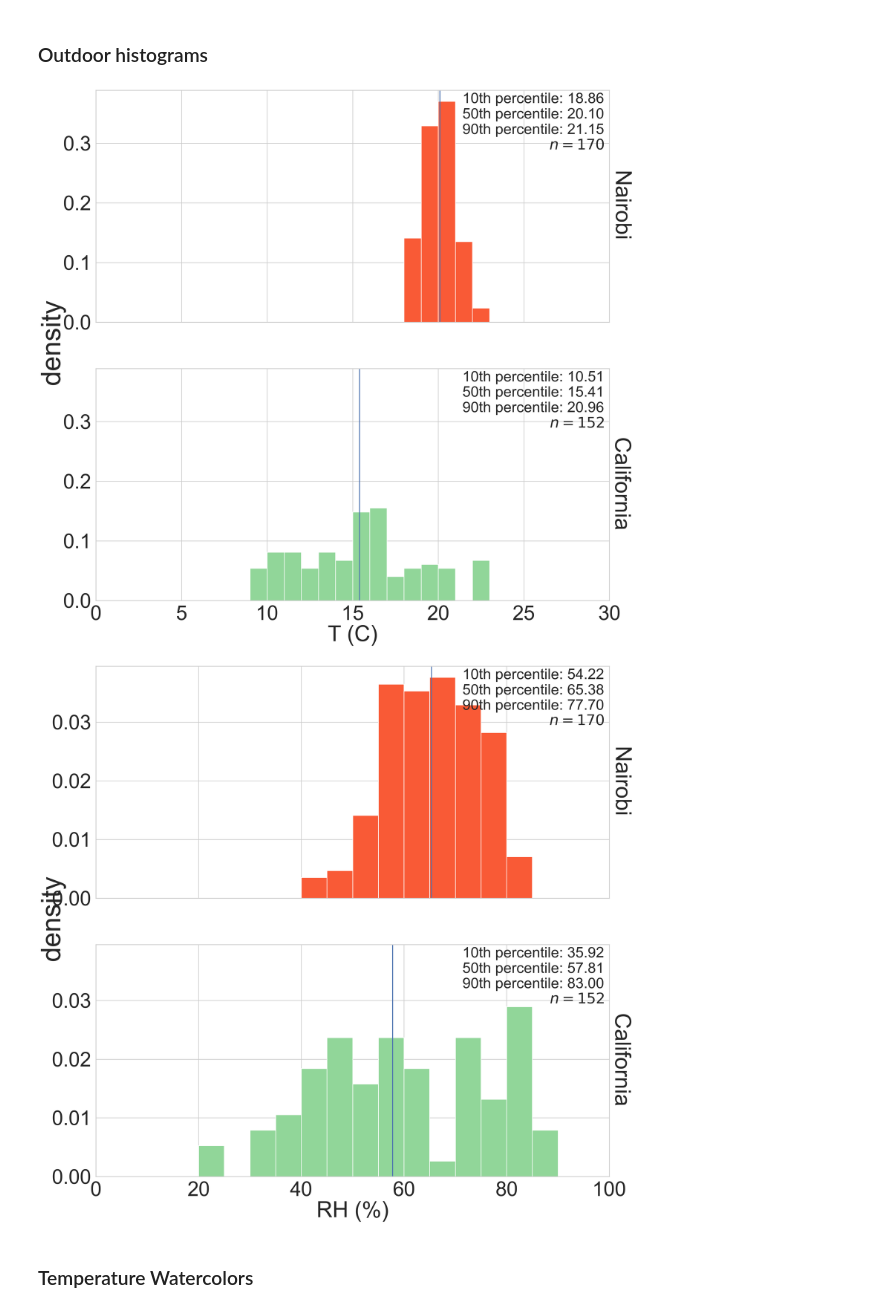
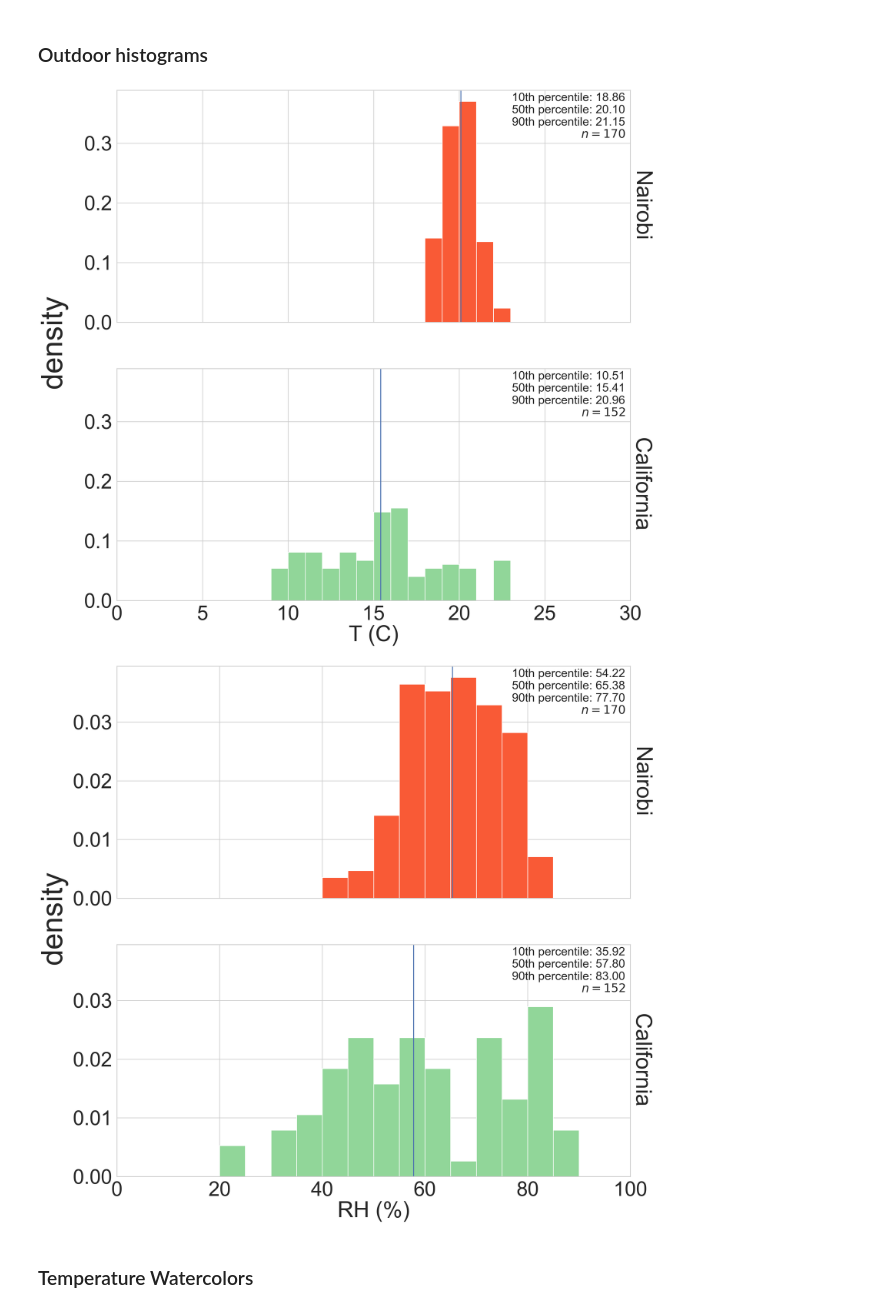
Before and after one commit to bolliger32/berkeley_temp_behavior, a Jupyter notebook: code/publication_figures_and_tables.ipynb, the cells around one changed output. Saved outputs shown, nothing was run; the diff lists cells and outputs as text; code cells hidden in the pictures.

Commit message:
fix fig fontsize and positioning

```diff
--- a/code/publication_figures_and_tables.ipynb
+++ b/code/publication_figures_and_tables.ipynb
@@ -26,8 +23,7 @@ home_dir_s = (
     "Replication preparation"
 )
 # %%
-sns.set()
-sns.set_context("poster", font_scale=2)
+sns.set_theme(context="poster", font_scale=2)
 
 idx = pd.IndexSlice
 
@@ -57,8 +53,8 @@ module_labs = {
     "charity": "j",
 }
 
-fs = sns.plotting_context()["axes.labelsize"]
-fs_lab = sns.plotting_context()["legend.fontsize"] * 4
+fs = sns.plotting_context()["axes.labelsize"] * 0.8
+fs_lab = sns.plotting_context()["axes.labelsize"] * 4
 
 sns.set_context("poster", font_scale=3, rc={"font.size": 32})
 style = "white"
@@ -136,36 +132,36 @@ with sns.axes_style("whitegrid"):
             n = outs.loc[idx[loc, :], :].shape[0]
 
             p50 = this_df.median()
             p10 = this_df.quantile(0.1)
             p90 = this_df.quantile(0.9)
 
             ax.axvline(p50)
             ax.text(
                 0.99,
                 0.99,
                 "10th percentile: {:.2f}\n50th percentile: {:.2f}".format(p10, p50)
                 + "\n90th percentile: {:.2f}\n$n={}$".format(p90, n),
                 ha="right",
                 va="top",
                 transform=ax.transAxes,
                 fontsize=fs,
             )
 
         fig.text(
-            0.06,
+            0.03,
             0.5,
             "density",
             ha="center",
             va="center",
             rotation="vertical",
             fontsize=fs_lab / 2,
         )
         ax.set_xlabel(out_dict[m]["xlabel"])
 
         fig.savefig(s.fig_dir / "appendix a" / f"outdoor_hist_{m.split('_')[0]}.png")
 # %% [output]
-[figure, old version]
+[figure, new version]
-[figure, old version]
+[figure, new version]
 # %% [markdown]
 ### Temperature Watercolors
 # %%
```
Also changed, not shown: parts of 1 cell of this notebook.
